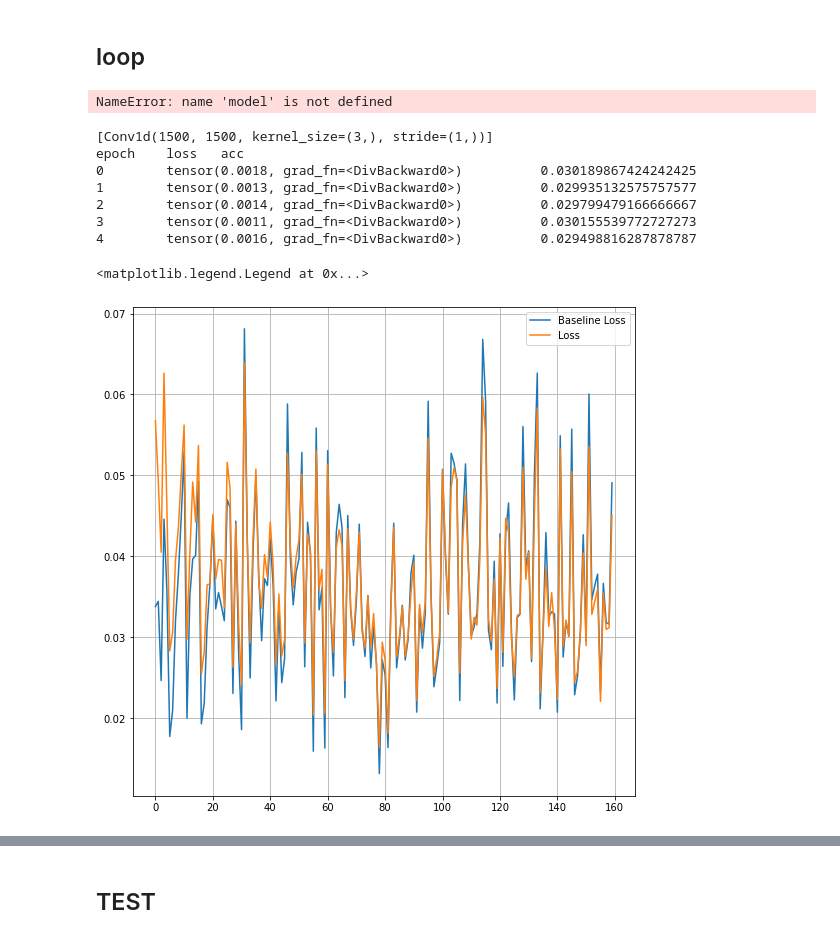
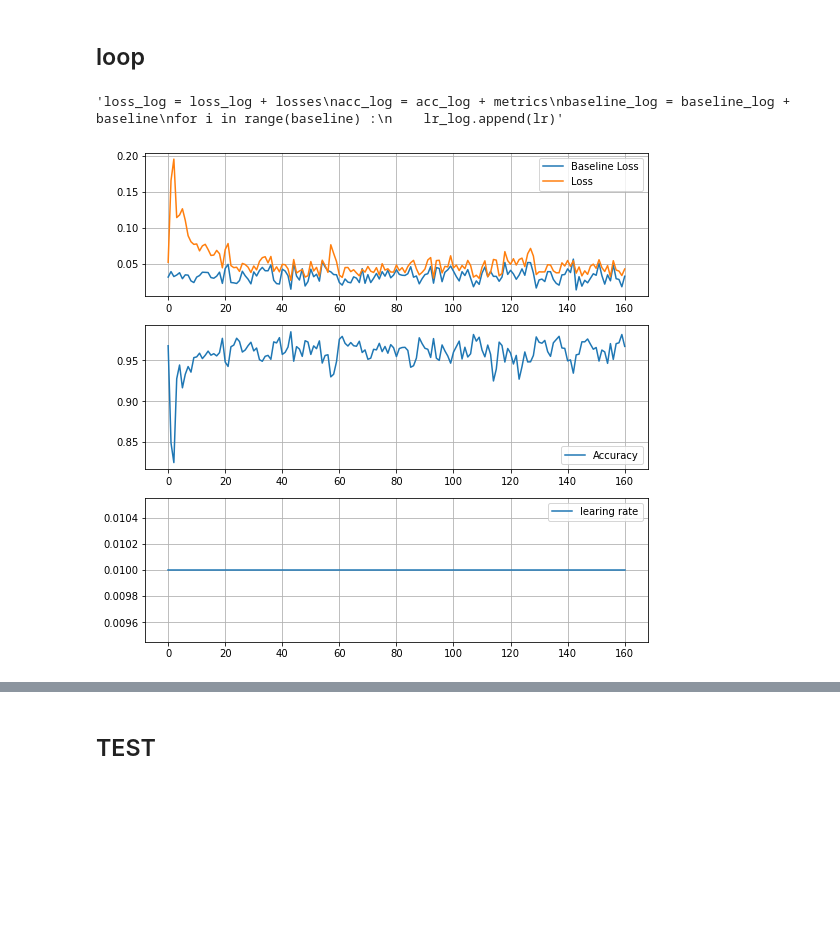
Before and after one commit to neennera/AI_single-music-note-classification, a Jupyter notebook: model_convo.ipynb, the cells around one changed output, grey strips where cells are left out. Cells and saved outputs as stored; diff of their text form; code cells hidden in the pictures; blank space fills up the shorter version.

Commit message:
savw_model

```diff
--- a/model_convo.ipynb
+++ b/model_convo.ipynb
@@ -174,9 +186,0 @@ def train_epoch():
-# %%
-x,y =next(iter(train))
-xb=x[0]
-yb=y[0]
-yhatb = model(xb)
-baseline_mse = nn.MSELoss()(torch.zeros_like(yb), yb)
-type(baseline_mse)
-# %% [output]
-NameError: name 'model' is not defined
@@ -183,15 +191,8 @@ NameError: name 'model' is not defined
 # %%
 losses, metrics, baseline = [], [], []
 
-model = Model()
-optimizer = torch.optim.Adam(model.parameters(), lr=3e-4)
-get_epoch(5)
-#torch.save(model.state_dict(), "weights/mymodel.pt")
+lr=0.01
+optimizer = torch.optim.Adam(model.parameters(), lr)
+model.load_state_dict("weights/mymodel.pt")
+get_epoch(7)
+torch.save(model.state_dict(), "mymodel.pt")
-# %% [output]
-[Conv1d(1500, 1500, kernel_size=(3,), stride=(1,))]
-epoch    loss   acc
-0        tensor(0.0018, grad_fn=<DivBackward0>)          0.030189867424242425
-1        tensor(0.0013, grad_fn=<DivBackward0>)          0.029935132575757577
-2        tensor(0.0014, grad_fn=<DivBackward0>)          0.029799479166666667
-3        tensor(0.0011, grad_fn=<DivBackward0>)          0.030155539772727273
-4        tensor(0.0016, grad_fn=<DivBackward0>)          0.029498816287878787
@@ -206,10 +199,39 @@ for k in metrics :
+# %%
+with open('weight/baseline_log.pkl', 'rb') as f:
+    baseline_log = pickle.load(f)
+with open('weight/loss_log.pkl', 'rb') as f:
+    loss_log = pickle.load(f)
+with open('weight/acc_log.pkl', 'rb') as f:
+    acc_log = pickle.load(f)
+with open('weight/lr_log.pkl', 'rb') as f:
+    lr_log = pickle.load(f)
+
+for k in losses :
+    loss_log.append(float(k))
+for i in range(baseline) :
+    lr_log.append(lr)
+acc_log = acc_log + metrics
+baseline_log = baseline_log + baseline
+# %% [output]
+'loss_log = loss_log + losses\nacc_log = acc_log + metrics\nbaseline_log = baseline_log + baseline\nfor i in range(baseline) :\n    lr_log.append(lr)'
 # %%
-x = torch.arange(len(baseline)).numpy()
-fig,ax = plt.subplots(figsize=(9, 9))
-ax.plot(x, baseline, label="Baseline Loss")
-ax.plot(x, temp_l, label="Loss")
-ax.grid(True)
-ax.legend(loc='upper right')
+x = torch.arange(len(acc_log)).numpy()
+fig,ax = plt.subplots(3,1,figsize=(9, 9))
+
+#0 = loss & baseline
+#1 = Accuracy
+#2 = learing rate
+
+ax[0].plot(x, baseline_log, label="Baseline Loss")
+ax[0].plot(x, loss_log, label="Loss")
+ax[1].plot(x, acc_log, label="Accuracy")
+ax[2].plot(x, lr_log, label="learing rate")
+
+for k in ax :
+    k.legend()
+    k.grid(True)
+
+
+fig.show()
 # %% [output]
-<matplotlib.legend.Legend at 0x...>
-[figure, old version]
+[figure, new version]
```
Also changed, not shown: parts of 12 cells of this notebook, 5 other files.
